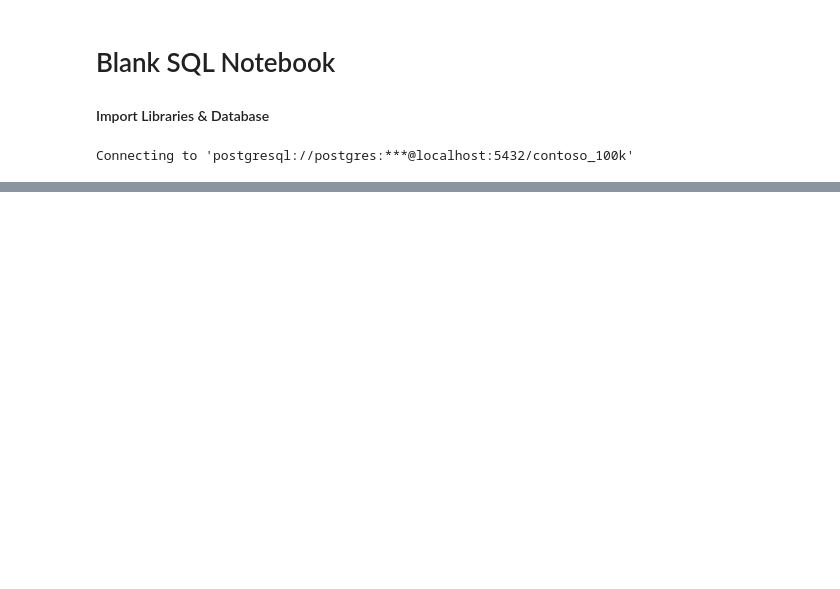
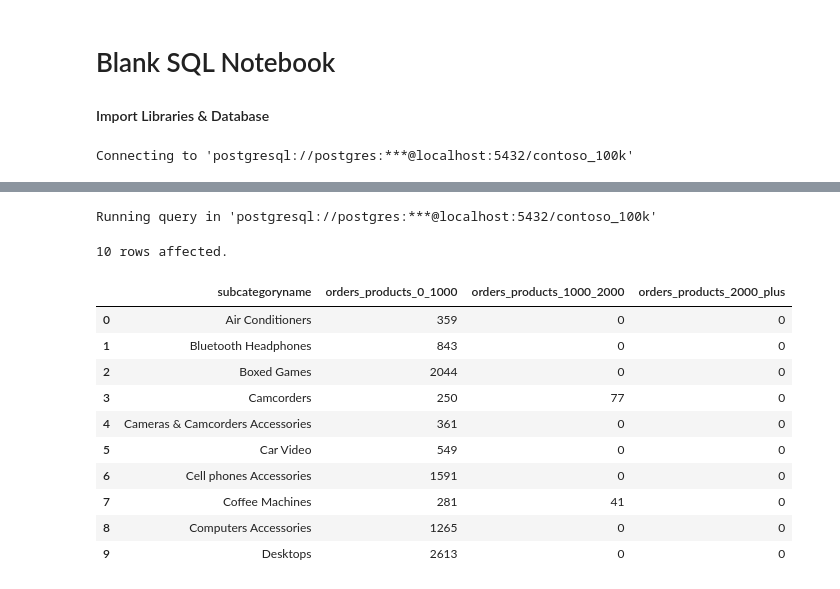
Before and after one commit to sandu17767/project_sql_data_jobs, a Jupyter notebook: Resources/Blank_SQL_Notebook.ipynb, the cells around one changed output, grey strips where cells are left out. Saved outputs shown, nothing was run; the diff lists cells and outputs as text; code cells hidden in the pictures; blank space fills up the shorter version.

```diff
--- a/Resources/Blank_SQL_Notebook.ipynb
+++ b/Resources/Blank_SQL_Notebook.ipynb
@@ -174,0 +195,27 @@ Running query in 'postgresql://postgres:***@localhost:5432/contoso_100k'
+# %%
+%%sql
+SELECT
+p.subcategoryname,
+COUNT(CASE WHEN p.price < 1000 THEN s.orderkey  END ) AS orders_products_0_1000,
+COUNT(CASE WHEN p.price BETWEEN 1000 AND 2000 THEN s.orderkey  END ) AS orders_products_1000_2000,
+COUNT(CASE WHEN p.price > 2000 THEN s.orderkey  END  ) AS orders_products_2000_plus
+FROM sales s
+LEFT JOIN product p ON p.productkey = s.productkey
+WHERE orderdate BETWEEN '2023-01-01' AND '2023-12-31'
+GROUP BY p.subcategoryname
+ORDER BY p.subcategoryname
+LIMIT 10;
+# %% [output]
+Running query in 'postgresql://postgres:***@localhost:5432/contoso_100k'
+10 rows affected.
+|  | subcategoryname | orders_products_0_1000 | orders_products_1000_2000 | orders_products_2000_plus |
+| 0 | Air Conditioners | 359 | 0 | 0 |
+| 1 | Bluetooth Headphones | 843 | 0 | 0 |
+| 2 | Boxed Games | 2044 | 0 | 0 |
+| 3 | Camcorders | 250 | 77 | 0 |
+| 4 | Cameras & Camcorders Accessories | 361 | 0 | 0 |
+| 5 | Car Video | 549 | 0 | 0 |
+| 6 | Cell phones Accessories | 1591 | 0 | 0 |
+| 7 | Coffee Machines | 281 | 41 | 0 |
+| 8 | Computers Accessories | 1265 | 0 | 0 |
+| 9 | Desktops | 2613 | 0 | 0 |
```
Also changed, not shown: parts of 8 cells of this notebook.
